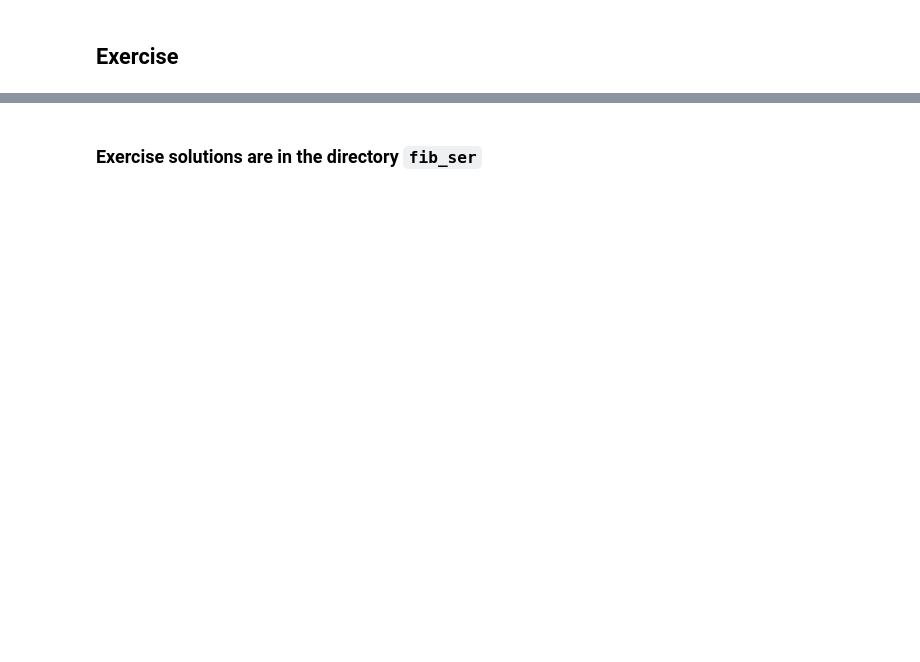
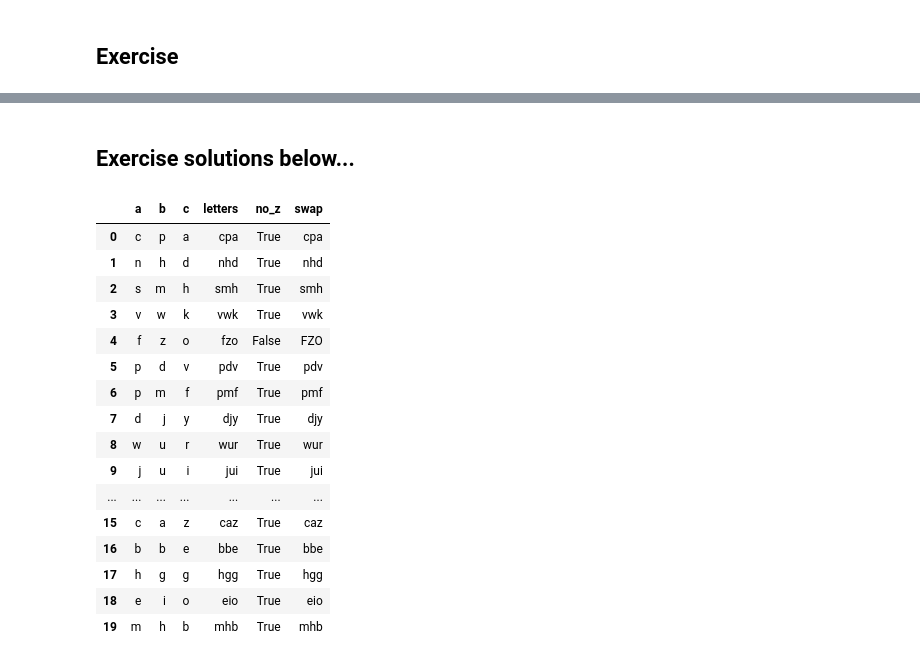
Before and after one commit to sagol-python-for-neuroscientists/textbook-public, a Jupyter notebook: classes/class8.ipynb, the cells around one changed output, grey strips where cells are left out. Saved outputs shown, nothing was run; the diff lists cells and outputs as text; code cells hidden in the pictures; blank space fills up the shorter version.

```diff
--- a/classes/class8.ipynb
+++ b/classes/class8.ipynb
@@ -222,2 +446,40 @@ Don't try to implement things in a performant way, with fancy algorithms. The fo
 # %% [markdown]
-### Exercise solutions are in the directory `fib_ser`
+## Exercise solutions below...
+# %%
+# 1
+import string
+import numpy as np
+import pandas as pd
+
+# Generate the array
+letters = list(string.ascii_lowercase)
+size = 1000
+num_of_letters = 3
+chosen = np.random.choice(letters, size*num_of_letters)
+chosen = chosen.reshape((size, num_of_letters))
+df = pd.DataFrame(chosen, columns=['a', 'b', 'c'])
+df['letters'] = df.a.str.cat(df.b.str.cat(df.c))
+
+# Filter
+char = 'z'
+df['no_z'] = df['letters'].str.find(char) != 1
+df['swap'] = df['letters'].where(df['no_z'], other=df['letters'].str.upper())
+df.head(20)
+# %% [output]
+|  | a | b | c | letters | no_z | swap |
+| 0 | c | p | a | cpa | True | cpa |
+| 1 | n | h | d | nhd | True | nhd |
+| 2 | s | m | h | smh | True | smh |
+| 3 | v | w | k | vwk | True | vwk |
+| 4 | f | z | o | fzo | False | FZO |
+| 5 | p | d | v | pdv | True | pdv |
+| 6 | p | m | f | pmf | True | pmf |
+| 7 | d | j | y | djy | True | djy |
+| 8 | w | u | r | wur | True | wur |
+| 9 | j | u | i | jui | True | jui |
+| ... | ... | ... | ... | ... | ... | ... |
+| 15 | c | a | z | caz | True | caz |
+| 16 | b | b | e | bbe | True | bbe |
+| 17 | h | g | g | hgg | True | hgg |
+| 18 | e | i | o | eio | True | eio |
+| 19 | m | h | b | mhb | True | mhb |
```
Also changed, not shown: parts of 137 cells of this notebook, 3 other files.
